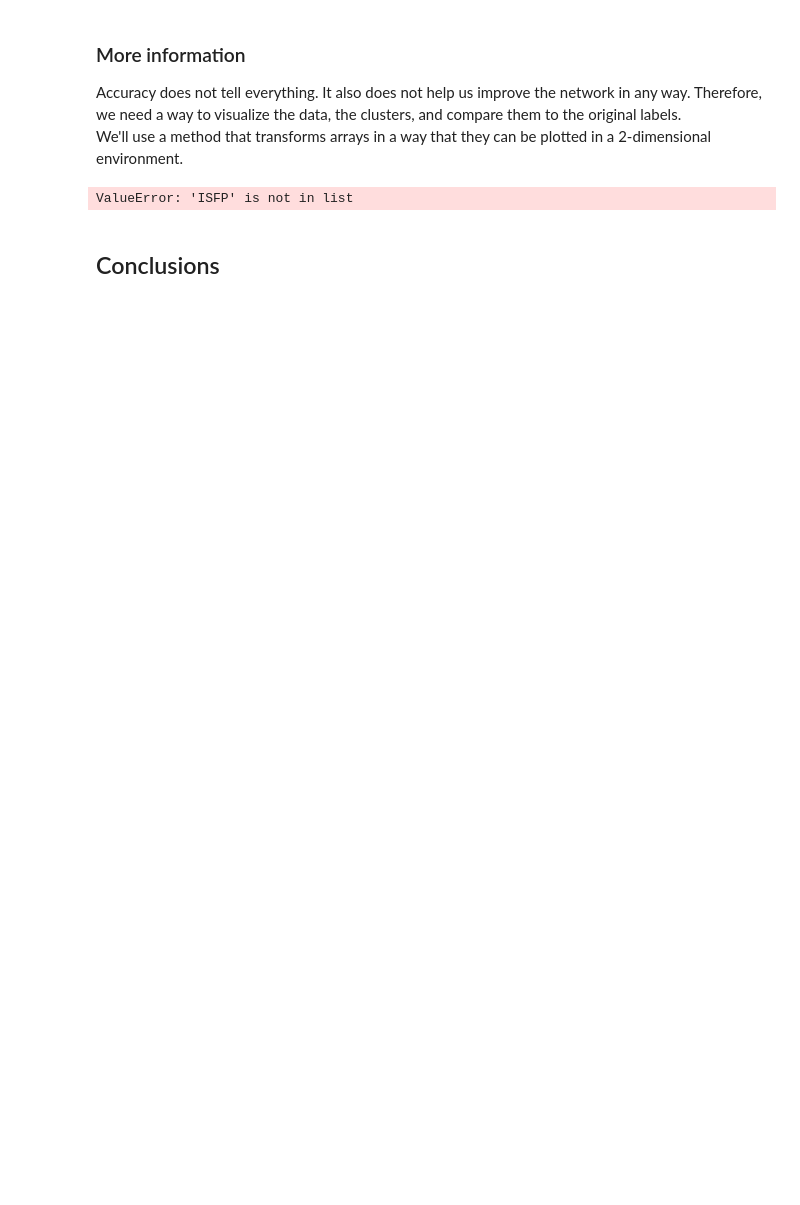
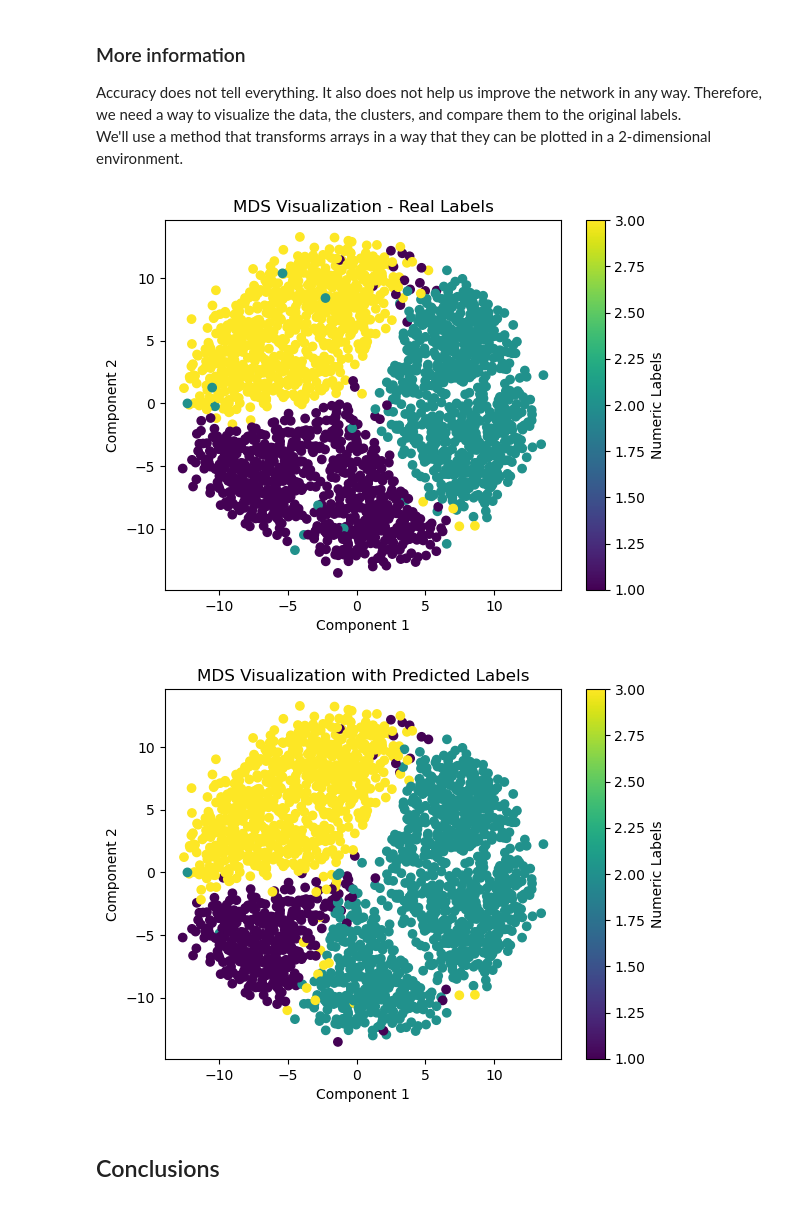
Before and after one commit to MoiseAlexandru/LTN-personality-clusterization, a Jupyter notebook: proiect.ipynb, the cells around one changed output. Drawn from its saved outputs; the diff is of its cells as text; code cells hidden in the pictures; blank space fills up the shorter version.

```diff
--- a/proiect.ipynb
+++ b/proiect.ipynb
@@ -79,14 +77,14 @@ data_to_train_on = []
 labels = []
 for row in data:
     row_to_float = []
-    if row[-1] in ['ISTP', 'ENFJ', 'ENTP', 'ISFP']:
+    if row[-1] in ['ISTJ', 'ESFP', 'ENTP']:
         for i in range(1, len(row)-1):
             row_to_float.append(float(row[i]))
         labels.append(row[-1])
         data_to_train_on.append(row_to_float)
 
-data_to_train_on = data_to_train_on[:1000]
-labels = labels[:1000]
+data_to_train_on = data_to_train_on[:2000]
+labels = labels[:2000]
 
 data_to_train_on = np.array(data_to_train_on)
 
@@ -130,11 +128,11 @@ class MLP_classifier(tf.keras.Model):
         indices = tf.cast(c, tf.int32)
         return tf.gather(probs, indices, batch_dims=1)
 
-C = ltn.Predicate(MLP_classifier(4, single_label=True))
+C = ltn.Predicate(MLP_classifier(3, single_label=True))
 # %% [markdown]
 Declaring a list of clusters. Notice the use of <code>ltn.Variable</code> to ground this.
 # %%
-clst_ids = range(4)
+clst_ids = range(3)
 
 cluster = ltn.Variable("cluster", clst_ids)
 # %% [markdown]
@@ -411,26 +440,32 @@ Matching clusters in proportion of  0.3250041514118754
 Accuracy does not tell everything. It also does not help us improve the network in any way. Therefore, we need a way to visualize the data, the clusters, and compare them to the original labels.
 We'll use a method that transforms arrays in a way that they can be plotted in a 2-dimensional environment.
 # %%
-pca = PCA(n_components=2)
-reduced_data = pca.fit_transform(data_to_train_on)
+def plotting():
+    l = ['ISTJ', 'ESFP', 'ENTP']
+    numeric_labels = []
+    for elem in labels:
+        numeric_labels.append(l.index(elem) + 1)
 
-l = ['ISTP', 'ENFJ', 'ENTP', 'ISFP']
-numeric_labels = []
-for elem in labels:
-    numeric_labels.append(l.index(elem) + 1)
+    distances = np.linalg.norm(data_to_train_on[:, np.newaxis] - data_to_train_on, axis=2)
+    mds = MDS(n_components=2, dissimilarity='precomputed', random_state=42)
+    embeddings = mds.fit_transform(distances)
+    plt.scatter(embeddings[:, 0], embeddings[:, 1], c=numeric_labels, cmap='viridis', marker='o')
+    plt.colorbar(label='Numeric Labels')
+    plt.title('MDS Visualization - Real Labels')
+    plt.xlabel('Component 1')
+    plt.ylabel('Component 2')
+    plt.show()
 
-plt.scatter(reduced_data[:, 0], reduced_data[:, 1], c=numeric_labels, cmap='viridis')
-plt.title('Clustering Results PCA - Original clusters')
-plt.show()
+    plt.scatter(embeddings[:, 0], embeddings[:, 1], c=predicted_labels, cmap='viridis', marker='o')
+    plt.colorbar(label='Numeric Labels')
+    plt.title('MDS Visualization with Predicted Labels')
+    plt.xlabel('Component 1')
+    plt.ylabel('Component 2')
+    plt.show()
 
-
-pca = PCA(n_components=2)
-reduced_data = pca.fit_transform(data_to_train_on)
-
-plt.scatter(reduced_data[:, 0], reduced_data[:, 1], c=predicted_labels, cmap='viridis')
-plt.title('Clustering Results PCA - Predicted clusters')
-plt.show()
+plotting()
 # %% [output]
-ValueError: 'ISFP' is not in list
+[figure, added]
+[figure, added]
 # %% [markdown]
 ## Conclusions
```
Also changed, not shown: parts of 18 cells of this notebook.
